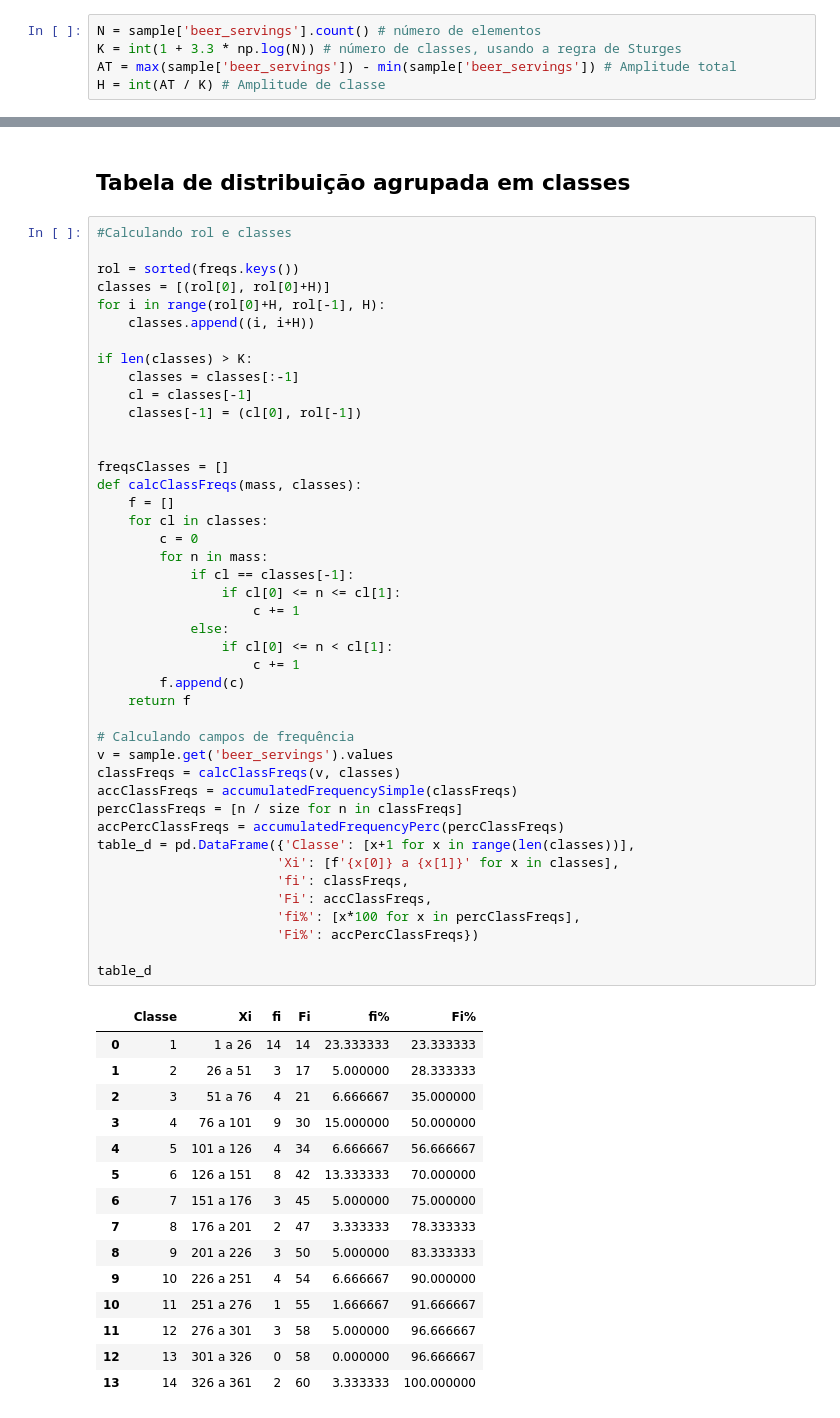
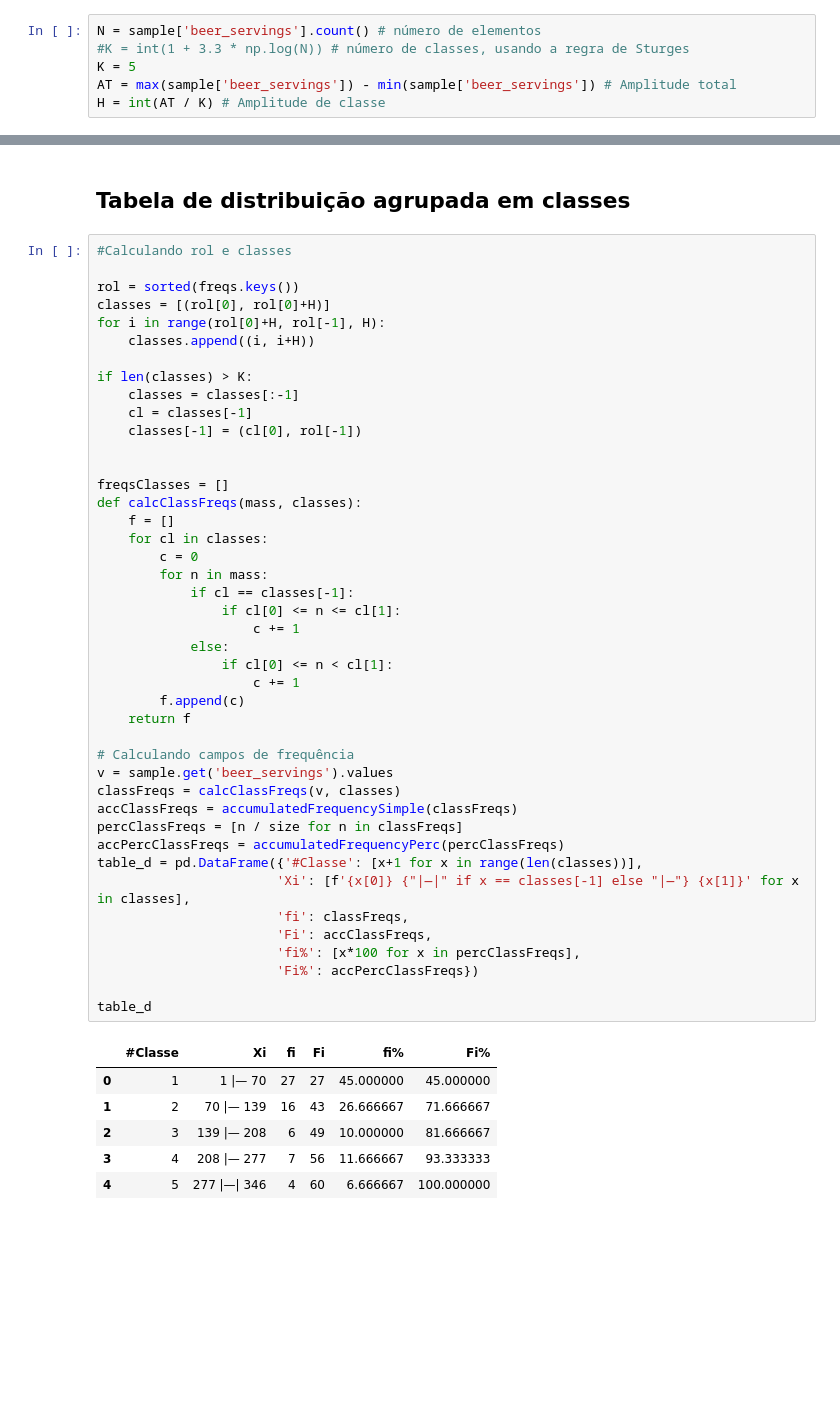
Before and after one commit to eduns/estatistica-implementacao, a Jupyter notebook: statistics.ipynb, the cells around one changed output, grey strips where cells are left out. Cells and saved outputs as stored; diff of their text form; blank space fills up the shorter version.

```diff
--- a/statistics.ipynb
+++ b/statistics.ipynb
@@ -58,6 +85,7 @@ sample
 # %%
 N = sample['beer_servings'].count() # número de elementos
-K = int(1 + 3.3 * np.log(N)) # número de classes, usando a regra de Sturges
+#K = int(1 + 3.3 * np.log(N)) # número de classes, usando a regra de Sturges
+K = 5
 AT = max(sample['beer_servings']) - min(sample['beer_servings']) # Amplitude total
 H = int(AT / K) # Amplitude de classe
 # %%
@@ -125,47 +157,38 @@ if len(classes) > K:
 
 
 freqsClasses = []
 def calcClassFreqs(mass, classes):
     f = []
     for cl in classes:
         c = 0
         for n in mass:
             if cl == classes[-1]:
                 if cl[0] <= n <= cl[1]:
                     c += 1
             else:
                 if cl[0] <= n < cl[1]:
                     c += 1
         f.append(c)
     return f
 
 # Calculando campos de frequência
 v = sample.get('beer_servings').values
 classFreqs = calcClassFreqs(v, classes)
 accClassFreqs = accumulatedFrequencySimple(classFreqs)
 percClassFreqs = [n / size for n in classFreqs]
 accPercClassFreqs = accumulatedFrequencyPerc(percClassFreqs)
-table_d = pd.DataFrame({'Classe': [x+1 for x in range(len(classes))],
-                       'Xi': [f'{x[0]} a {x[1]}' for x in classes],
+table_d = pd.DataFrame({'#Classe': [x+1 for x in range(len(classes))],
+                       'Xi': [f'{x[0]} {"|—|" if x == classes[-1] else "|—"} {x[1]}' for x in classes],
                        'fi': classFreqs,
                        'Fi': accClassFreqs,
                        'fi%': [x*100 for x in percClassFreqs],
                        'Fi%': accPercClassFreqs})
 
 table_d
 # %% [output]
-|  | Classe | Xi | fi | Fi | fi% | Fi% |
-| 0 | 1 | 1 a 26 | 14 | 14 | 23.333333 | 23.333333 |
-| 1 | 2 | 26 a 51 | 3 | 17 | 5.000000 | 28.333333 |
-| 2 | 3 | 51 a 76 | 4 | 21 | 6.666667 | 35.000000 |
-| 3 | 4 | 76 a 101 | 9 | 30 | 15.000000 | 50.000000 |
-| 4 | 5 | 101 a 126 | 4 | 34 | 6.666667 | 56.666667 |
-| 5 | 6 | 126 a 151 | 8 | 42 | 13.333333 | 70.000000 |
-| 6 | 7 | 151 a 176 | 3 | 45 | 5.000000 | 75.000000 |
-| 7 | 8 | 176 a 201 | 2 | 47 | 3.333333 | 78.333333 |
-| 8 | 9 | 201 a 226 | 3 | 50 | 5.000000 | 83.333333 |
-| 9 | 10 | 226 a 251 | 4 | 54 | 6.666667 | 90.000000 |
-| 10 | 11 | 251 a 276 | 1 | 55 | 1.666667 | 91.666667 |
-| 11 | 12 | 276 a 301 | 3 | 58 | 5.000000 | 96.666667 |
-| 12 | 13 | 301 a 326 | 0 | 58 | 0.000000 | 96.666667 |
-| 13 | 14 | 326 a 361 | 2 | 60 | 3.333333 | 100.000000 |
+|  | #Classe | Xi | fi | Fi | fi% | Fi% |
+| 0 | 1 | 1 |— 70 | 27 | 27 | 45.000000 | 45.000000 |
+| 1 | 2 | 70 |— 139 | 16 | 43 | 26.666667 | 71.666667 |
+| 2 | 3 | 139 |— 208 | 6 | 49 | 10.000000 | 81.666667 |
+| 3 | 4 | 208 |— 277 | 7 | 56 | 11.666667 | 93.333333 |
+| 4 | 5 | 277 |—| 346 | 4 | 60 | 6.666667 | 100.000000 |
```
Also changed, not shown: parts of 24 cells of this notebook.
